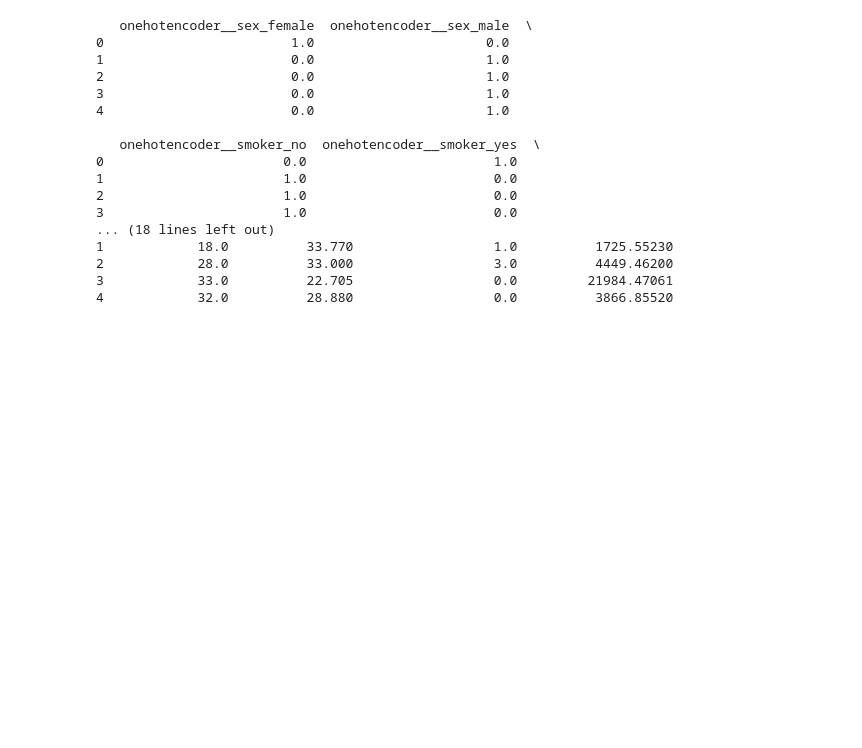
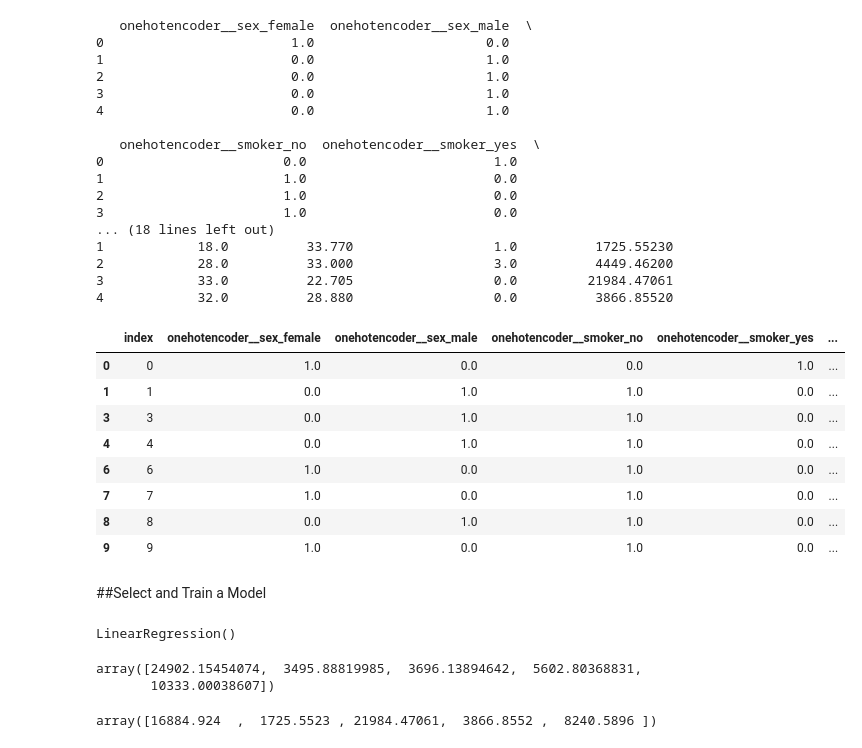
Before and after one commit to rajarajeswarir/Hands-on-Machine-Learning, a Jupyter notebook: Insurance_Cost_Prediction.ipynb, the cells around one changed output. Cells and saved outputs as stored; diff of their text form; code cells hidden in the pictures; blank space fills up the shorter version.

```diff
--- a/Insurance_Cost_Prediction.ipynb
+++ b/Insurance_Cost_Prediction.ipynb
@@ -198,3 +198,18 @@ print(transformed_df.head())
 2            28.0          33.000                  3.0          4449.46200
 3            33.0          22.705                  0.0         21984.47061
 4            32.0          28.880                  0.0          3866.85520
+# %%
+insurance_with_id = transformed_df.reset_index() #adds an 'index' column
+train_set, test_set = split_data_with_id_hash(insurance_with_id, 0.2, "index")
+# %%
+train_set.head(8)
+# %% [output]
+|  | index | onehotencoder__sex_female | onehotencoder__sex_male | onehotencoder__smoker_no | onehotencoder__smoker_yes | ... |
+| 0 | 0 | 1.0 | 0.0 | 0.0 | 1.0 | ... |
+| 1 | 1 | 0.0 | 1.0 | 1.0 | 0.0 | ... |
+| 3 | 3 | 0.0 | 1.0 | 1.0 | 0.0 | ... |
+| 4 | 4 | 0.0 | 1.0 | 1.0 | 0.0 | ... |
+| 6 | 6 | 1.0 | 0.0 | 1.0 | 0.0 | ... |
+| 7 | 7 | 1.0 | 0.0 | 1.0 | 0.0 | ... |
+| 8 | 8 | 0.0 | 1.0 | 1.0 | 0.0 | ... |
+| 9 | 9 | 1.0 | 0.0 | 1.0 | 0.0 | ... |
@@ -200,0 +219,19 @@ print(transformed_df.head())
+# %% [markdown]
+##Select and Train a Model
+# %%
+from sklearn.linear_model import LinearRegression
+
+lin_reg = LinearRegression()
+lin_reg.fit(insurance, insurance_labels)
+# %% [output]
+LinearRegression()
+# %%
+insurance_predictions = lin_reg.predict(insurance)
+insurance_predictions[:5]
+# %% [output]
+array([24902.15454074,  3495.88819985,  3696.13894642,  5602.80368831,
+       10333.00038607])
+# %%
+insurance_labels.iloc[:5].values
+# %% [output]
+array([16884.924  ,  1725.5523 , 21984.47061,  3866.8552 ,  8240.5896 ])
```
Also changed, not shown: parts of 5 cells of this notebook.
